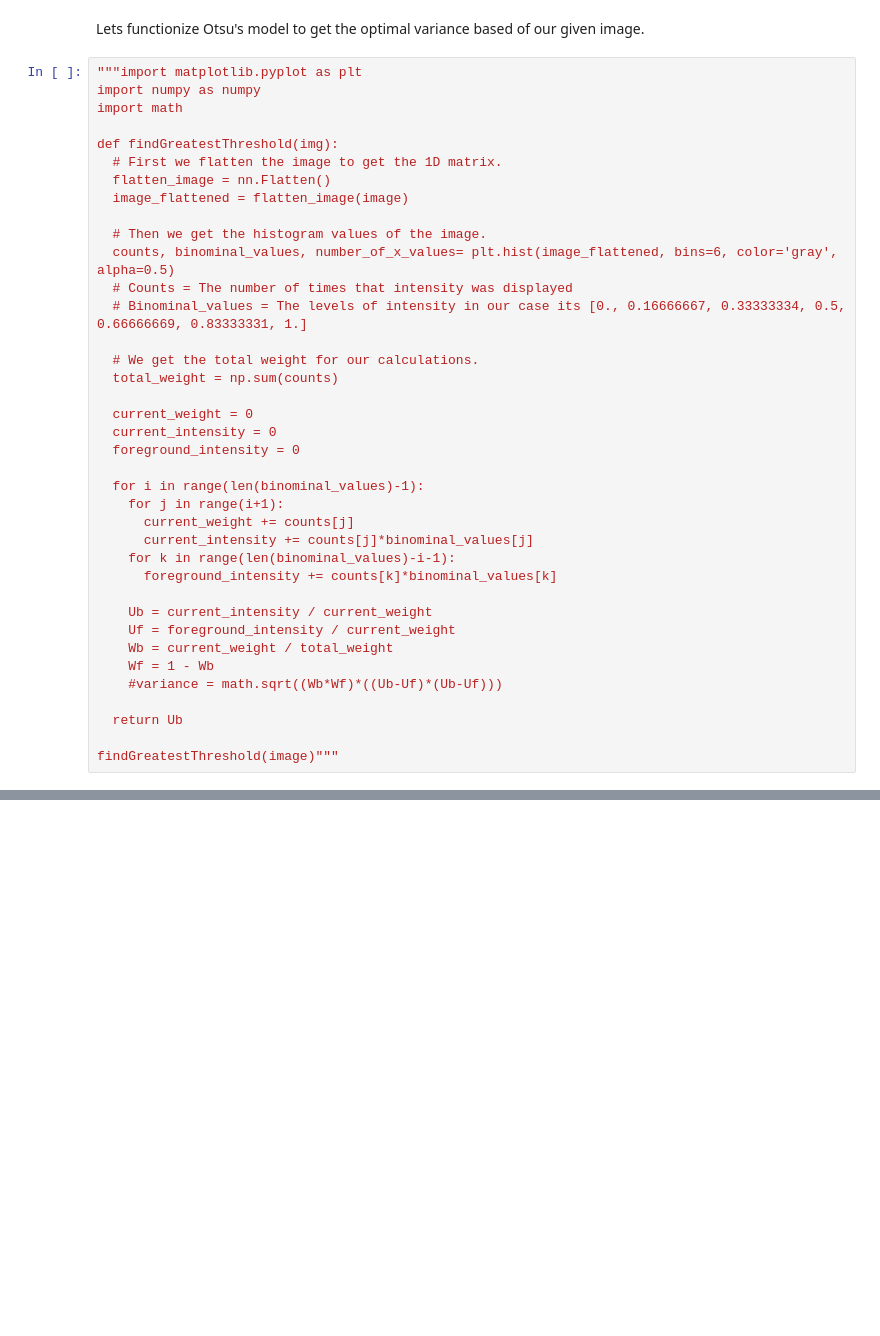
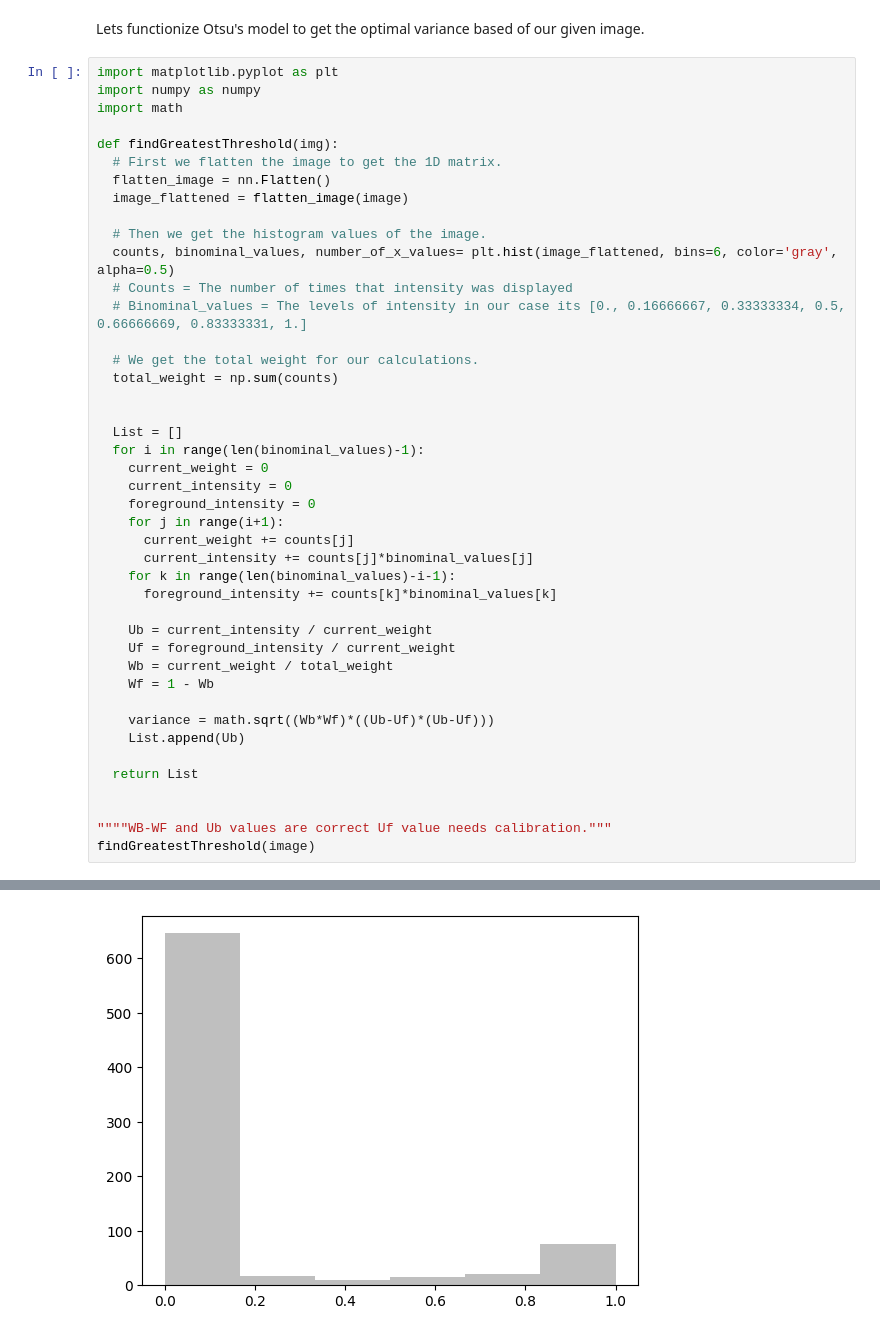
Before and after one commit to haldonmez/mnist-digit-recognizer, a Jupyter notebook: Model_2.ipynb, the cells around one changed output, grey strips where cells are left out. Drawn from its saved outputs; the diff is of its cells as text; blank space fills up the shorter version.

Commit message:
Update Optimal threshold for Otsu's model has been calculated. Mean intensity of the foreground needs calibration. Rest of the function works.

```diff
--- a/Model_2.ipynb
+++ b/Model_2.ipynb
@@ -139,7 +139,7 @@ Text(0.5, 1.0, "After Otsu's model")
 # %% [markdown]
 Lets functionize Otsu's model to get the optimal variance based of our given image.
 # %%
-"""import matplotlib.pyplot as plt
+import matplotlib.pyplot as plt
 import numpy as numpy
 import math
 
@@ -156,11 +156,12 @@ def findGreatestThreshold(img):
   # We get the total weight for our calculations.
   total_weight = np.sum(counts)
 
-  current_weight = 0
-  current_intensity = 0
-  foreground_intensity = 0
 
+  List = []
   for i in range(len(binominal_values)-1):
+    current_weight = 0
+    current_intensity = 0
+    foreground_intensity = 0
     for j in range(i+1):
       current_weight += counts[j]
       current_intensity += counts[j]*binominal_values[j]
@@ -171,9 +172,13 @@ def findGreatestThreshold(img):
     Uf = foreground_intensity / current_weight
     Wb = current_weight / total_weight
     Wf = 1 - Wb
-    #variance = math.sqrt((Wb*Wf)*((Ub-Uf)*(Ub-Uf)))
 
-  return Ub
+    variance = math.sqrt((Wb*Wf)*((Ub-Uf)*(Ub-Uf)))
+    List.append(Ub)
 
-findGreatestThreshold(image)"""
+  return List
+
+
+""""WB-WF and Ub values are correct Uf value needs calibration."""
+findGreatestThreshold(image)
 # %% [output]
@@ -180,0 +191 @@ findGreatestThreshold(image)"""
+[figure, added]
```
Also changed, not shown: parts of 2 cells of this notebook.
